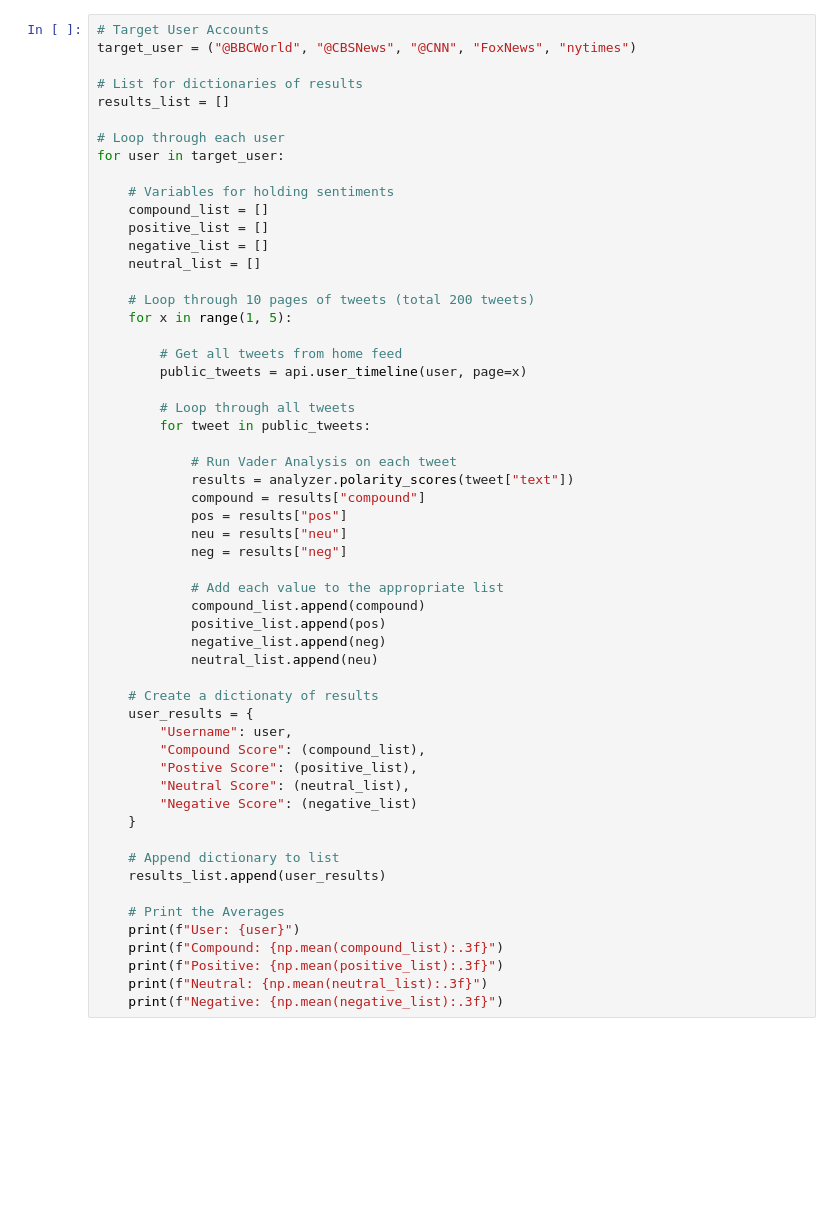
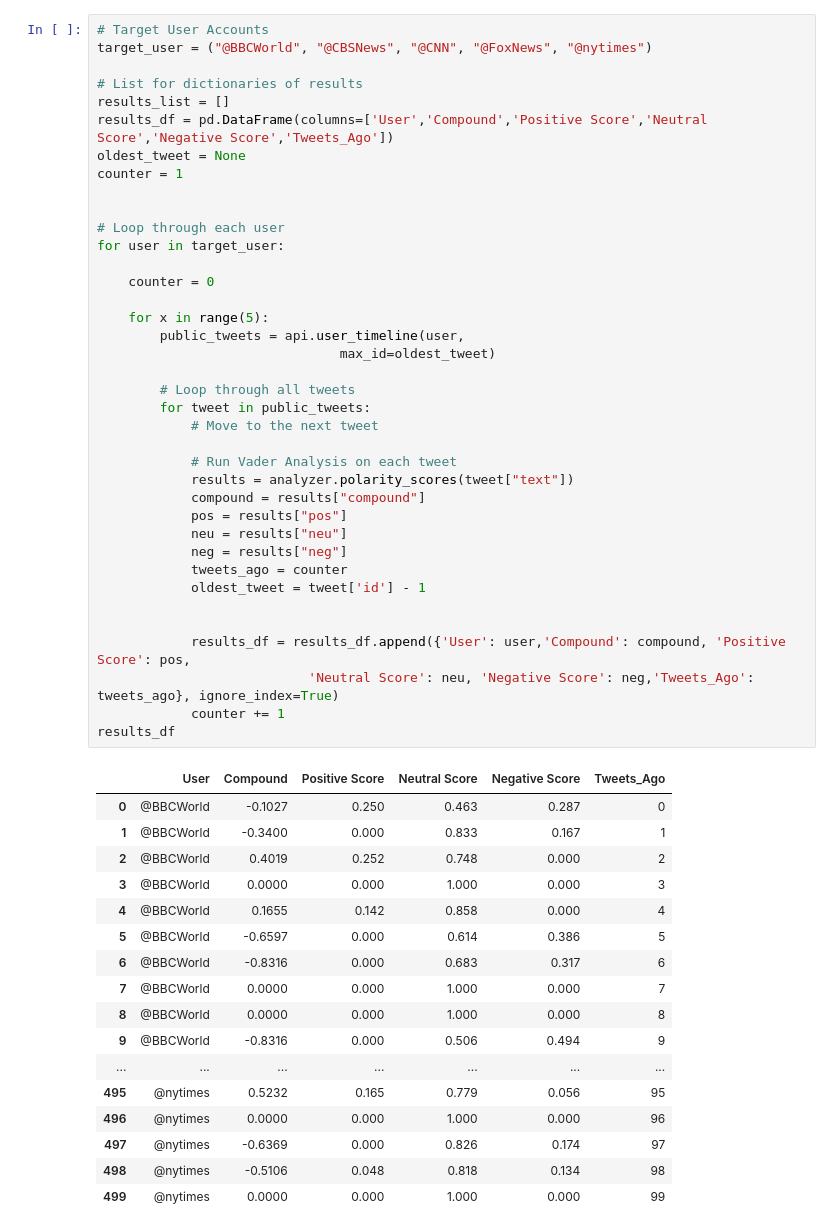
Before and after one commit to evertlizama/Social_Analytics_API_HW, a Jupyter notebook: Social_Analytics_HW.ipynb, the cells around one changed output. Cells and saved outputs as stored; diff of their text form; blank space fills up the shorter version.

```diff
--- a/Social_Analytics_HW.ipynb
+++ b/Social_Analytics_HW.ipynb
@@ -20,58 +24,57 @@ auth.set_access_token(access_token, access_token_secret)
 api = tweepy.API(auth, parser=tweepy.parsers.JSONParser())
 # %%
 # Target User Accounts
-target_user = ("@BBCWorld", "@CBSNews", "@CNN", "FoxNews", "nytimes")
+target_user = ("@BBCWorld", "@CBSNews", "@CNN", "@FoxNews", "@nytimes")
 
 # List for dictionaries of results
 results_list = []
+results_df = pd.DataFrame(columns=['User','Compound','Positive Score','Neutral Score','Negative Score','Tweets_Ago'])
+oldest_tweet = None
+counter = 1
+
 
 # Loop through each user
 for user in target_user:
 
-    # Variables for holding sentiments
-    compound_list = []
-    positive_list = []
-    negative_list = []
-    neutral_list = []
+    counter = 0
 
-    # Loop through 10 pages of tweets (total 200 tweets)
-    for x in range(1, 5):
-
-        # Get all tweets from home feed
-        public_tweets = api.user_timeline(user, page=x)
+    for x in range(5):
+        public_tweets = api.user_timeline(user,
+                               max_id=oldest_tweet)
 
         # Loop through all tweets
         for tweet in public_tweets:
+            # Move to the next tweet
 
             # Run Vader Analysis on each tweet
             results = analyzer.polarity_scores(tweet["text"])
             compound = results["compound"]
             pos = results["pos"]
             neu = results["neu"]
             neg = results["neg"]
+            tweets_ago = counter
+            oldest_tweet = tweet['id'] - 1
 
-            # Add each value to the appropriate list
-            compound_list.append(compound)
-            positive_list.append(pos)
-            negative_list.append(neg)
-            neutral_list.append(neu)
 
-    # Create a dictionaty of results
-    user_results = {
-        "Username": user,
-        "Compound Score": (compound_list),
-        "Postive Score": (positive_list),
-        "Neutral Score": (neutral_list),
-        "Negative Score": (negative_list)
-    }
-
-    # Append dictionary to list
-    results_list.append(user_results)
-
-    # Print the Averages
-    print(f"User: {user}")
-    print(f"Compound: {np.mean(compound_list):.3f}")
-    print(f"Positive: {np.mean(positive_list):.3f}")
-    print(f"Neutral: {np.mean(neutral_list):.3f}")
-    print(f"Negative: {np.mean(negative_list):.3f}")
+            results_df = results_df.append({'User': user,'Compound': compound, 'Positive Score': pos,
+                           'Neutral Score': neu, 'Negative Score': neg,'Tweets_Ago': tweets_ago}, ignore_index=True)
+            counter += 1
+results_df
 # %% [output]
+|  | User | Compound | Positive Score | Neutral Score | Negative Score | Tweets_Ago |
+| 0 | @BBCWorld | -0.1027 | 0.250 | 0.463 | 0.287 | 0 |
+| 1 | @BBCWorld | -0.3400 | 0.000 | 0.833 | 0.167 | 1 |
+| 2 | @BBCWorld | 0.4019 | 0.252 | 0.748 | 0.000 | 2 |
+| 3 | @BBCWorld | 0.0000 | 0.000 | 1.000 | 0.000 | 3 |
+| 4 | @BBCWorld | 0.1655 | 0.142 | 0.858 | 0.000 | 4 |
+| 5 | @BBCWorld | -0.6597 | 0.000 | 0.614 | 0.386 | 5 |
+| 6 | @BBCWorld | -0.8316 | 0.000 | 0.683 | 0.317 | 6 |
+| 7 | @BBCWorld | 0.0000 | 0.000 | 1.000 | 0.000 | 7 |
+| 8 | @BBCWorld | 0.0000 | 0.000 | 1.000 | 0.000 | 8 |
+| 9 | @BBCWorld | -0.8316 | 0.000 | 0.506 | 0.494 | 9 |
+| ... | ... | ... | ... | ... | ... | ... |
+| 495 | @nytimes | 0.5232 | 0.165 | 0.779 | 0.056 | 95 |
+| 496 | @nytimes | 0.0000 | 0.000 | 1.000 | 0.000 | 96 |
+| 497 | @nytimes | -0.6369 | 0.000 | 0.826 | 0.174 | 97 |
+| 498 | @nytimes | -0.5106 | 0.048 | 0.818 | 0.134 | 98 |
+| 499 | @nytimes | 0.0000 | 0.000 | 1.000 | 0.000 | 99 |
```
Also changed, not shown: parts of 7 cells of this notebook.
